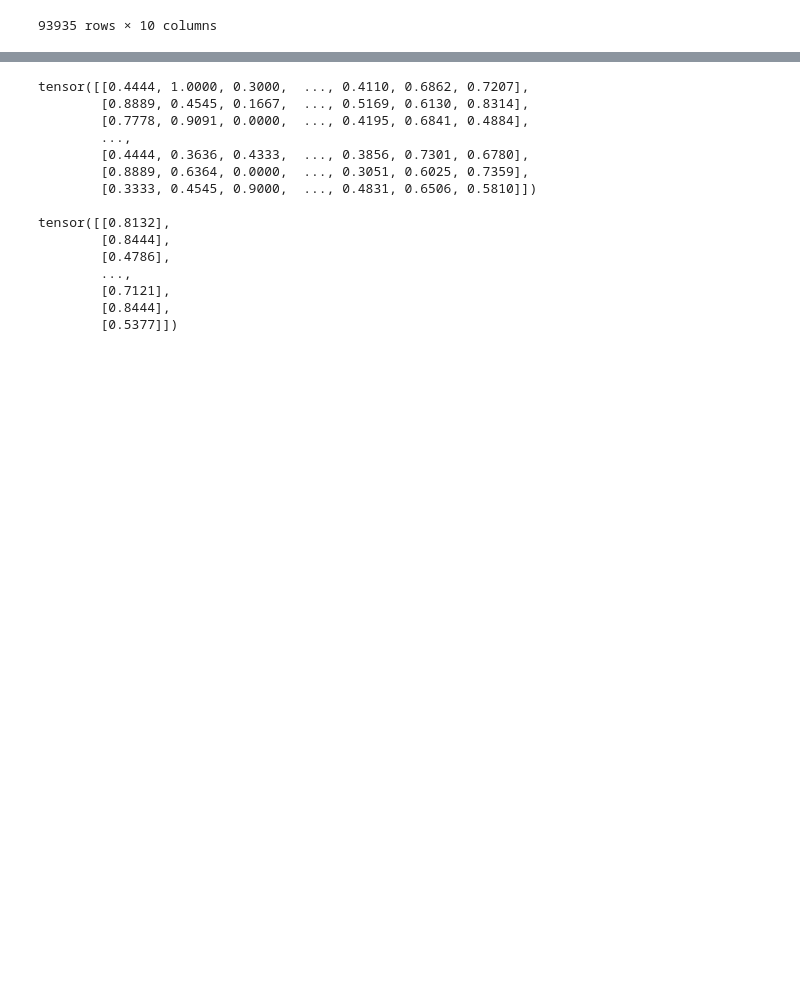
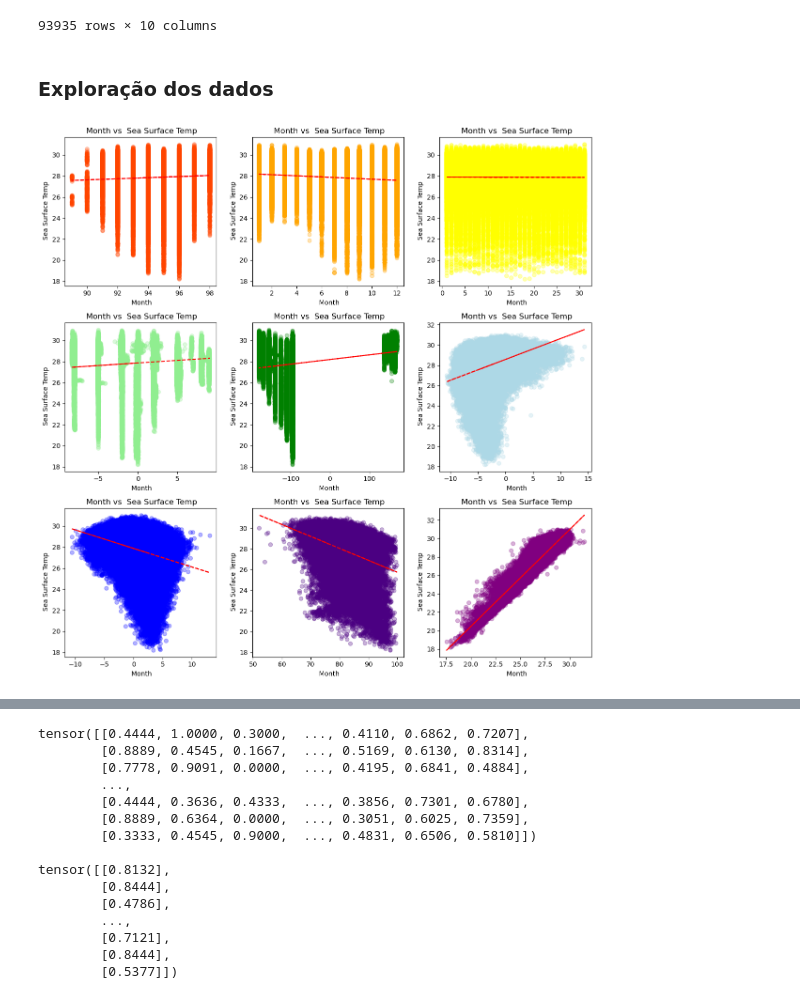
Before and after one commit to alicevk/RNAG-TCS, a Jupyter notebook: main.ipynb, the cells around one changed output, grey strips where cells are left out. Cells and saved outputs as stored; diff of their text form; code cells hidden in the pictures; blank space fills up the shorter version.

```diff
--- a/main.ipynb
+++ b/main.ipynb
@@ -87,3 +94,28 @@ x_treino = normalizador_x.transform(x_treino)
 y_treino = normalizador_y.transform(y_treino)
 x_teste = normalizador_x.transform(x_teste)
 y_teste = normalizador_y.transform(y_teste)
+# %% [markdown]
+### Exploração dos dados
+# %%
+# Scatter plots para cada feature em relação ao target:
+
+fig, axs = plt.subplots(3,3,figsize = (12,12))
+axs = axs.flatten()
+for (i, ax), cor in zip(enumerate(axs),['orangered', 'orange', 'yellow', 'lightgreen', 'green', 'lightblue', 'blue', 'indigo', 'purple']):
+    x = list(df[FEATURES[i]])
+    y = list(df[TARGET[0]])
+
+    pf = np.polyfit(x, y, 1)
+    p = np.poly1d(pf)
+
+    ax.scatter(x, y, color=cor, alpha=0.3)
+    ax.plot(x, p(x), 'r--')
+
+    ax.set_title(FEATURES[1] + ' vs ' + TARGET[0])
+    ax.set_xlabel(FEATURES[1])
+    ax.set_ylabel(TARGET[0])
+
+plt.tight_layout()
+plt.show()
+# %% [output]
+[figure, added]
```
Also changed, not shown: parts of 20 cells of this notebook.
